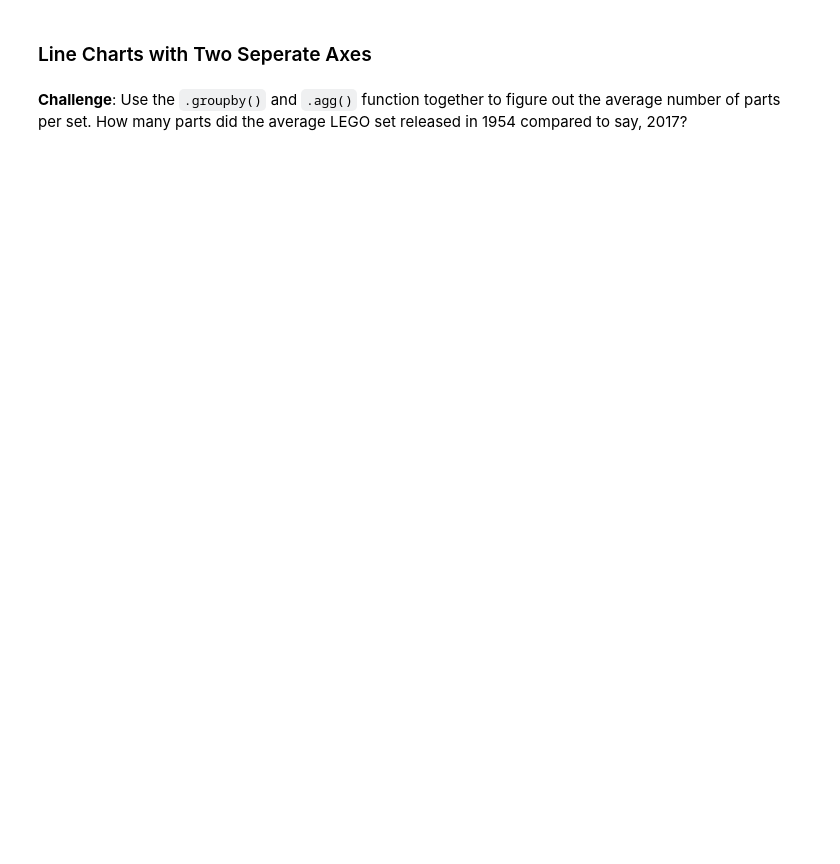
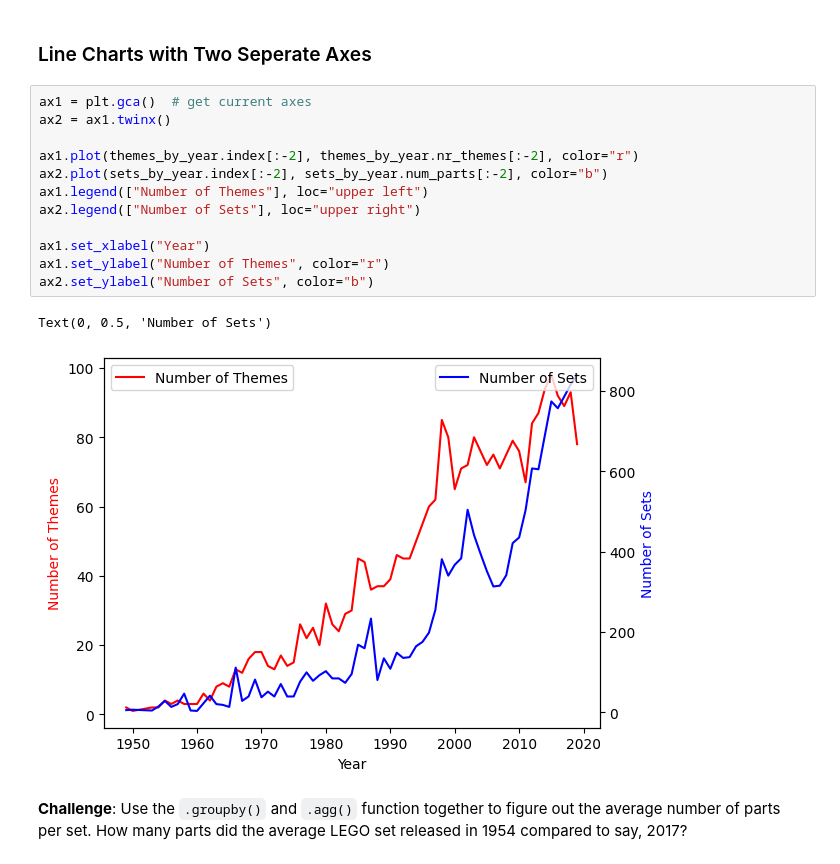
Before and after one commit to fkajose/100-Days-of-Code, a Jupyter notebook: 074-LEGO-data-analysis/Lego_Analysis.ipynb, the cells around one changed output. Saved outputs shown, nothing was run; the diff lists cells and outputs as text; blank space fills up the shorter version.

```diff
--- a/074-LEGO-data-analysis/Lego_Analysis.ipynb
+++ b/074-LEGO-data-analysis/Lego_Analysis.ipynb
@@ -128,4 +215,19 @@ Let's work out the number of different themes shipped by year. This means we hav
 # %% [markdown]
 ### Line Charts with Two Seperate Axes
+# %%
+ax1 = plt.gca()  # get current axes
+ax2 = ax1.twinx()
+
+ax1.plot(themes_by_year.index[:-2], themes_by_year.nr_themes[:-2], color="r")
+ax2.plot(sets_by_year.index[:-2], sets_by_year.num_parts[:-2], color="b")
+ax1.legend(["Number of Themes"], loc="upper left")
+ax2.legend(["Number of Sets"], loc="upper right")
+
+ax1.set_xlabel("Year")
+ax1.set_ylabel("Number of Themes", color="r")
+ax2.set_ylabel("Number of Sets", color="b")
+# %% [output]
+Text(0, 0.5, 'Number of Sets')
+[figure, added]
 # %% [markdown]
 **Challenge**: Use the <code>.groupby()</code> and <code>.agg()</code> function together to figure out the average number of parts per set. How many parts did the average LEGO set released in 1954 compared to say, 2017?
```
Also changed, not shown: parts of 33 cells of this notebook.
